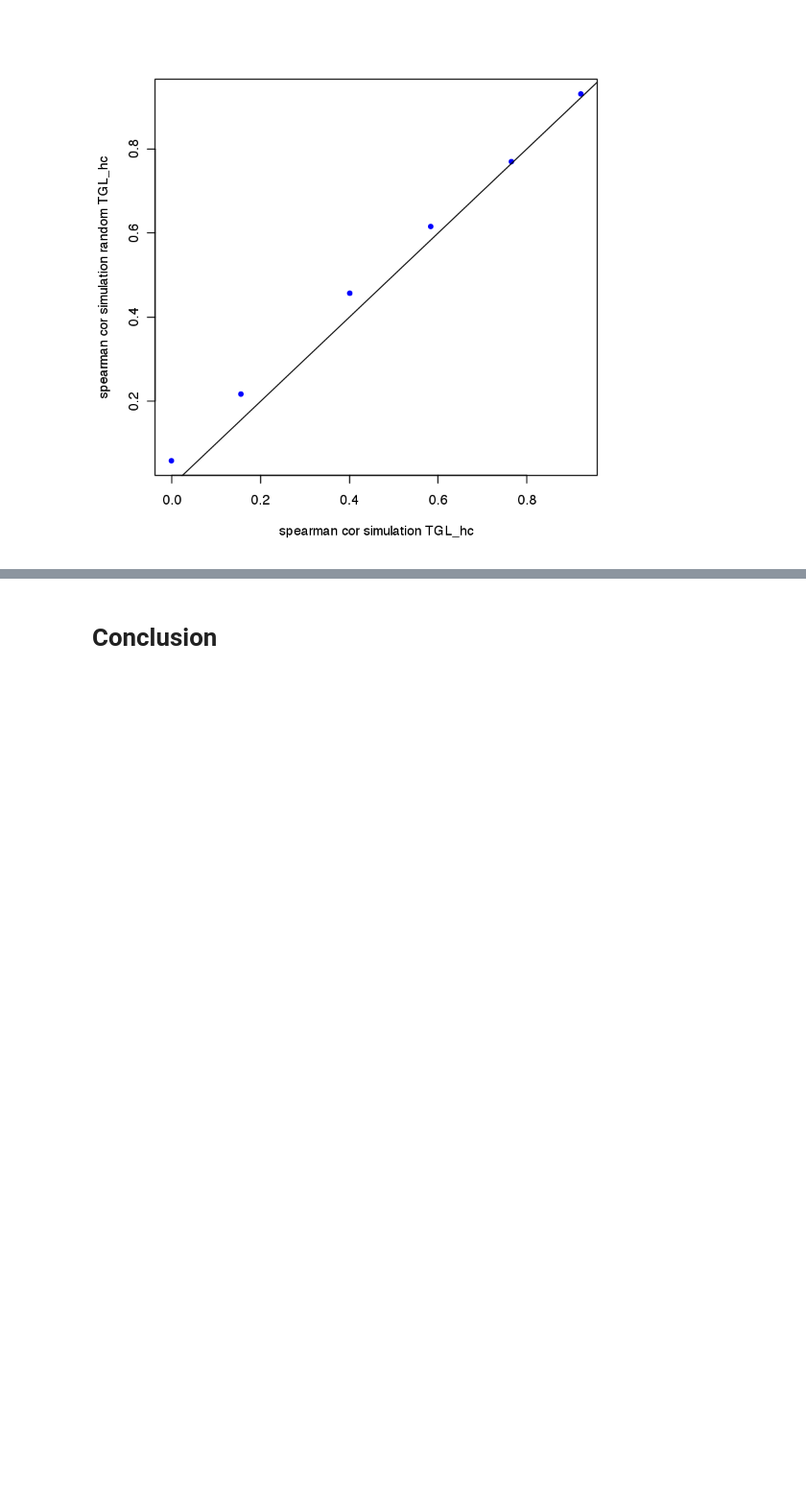
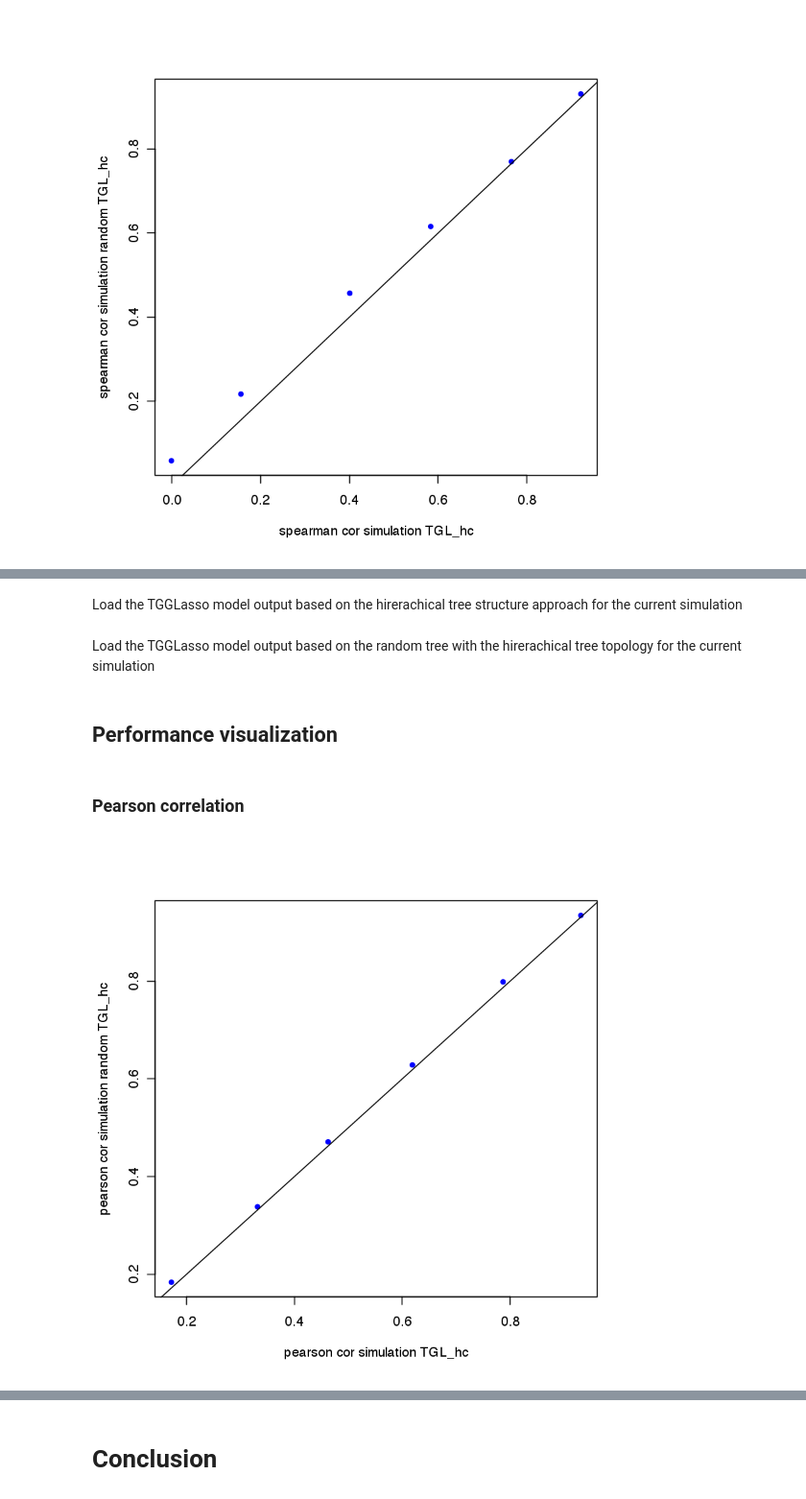
Before and after one commit to fba67/TGMTL, a Jupyter notebook: TGMTL_allSimulations.ipynb, the cells around one changed output, grey strips where cells are left out. Shown at 96% size. Saved outputs shown, nothing was run; the diff lists cells and outputs as text; code cells hidden in the pictures; blank space fills up the shorter version.

```diff
--- a/TGMTL_allSimulations.ipynb
+++ b/TGMTL_allSimulations.ipynb
@@ -240,0 +287,21 @@ abline(a= 0, b= 1)
+# %% [markdown]
+Load the TGGLasso model output based on the hirerachical tree structure approach for the current simulation
+# %%
+load(paste("~/G_MTL_sim/scMTL_HSMM_TGGLasso_hc_sim", sim, "_weights_corrected_max_iter_200.RData", sep= ""))
+TGL.model.sim.rand <- TGL.model
+sim.hc <- get.prediction.acc(partition, TGL.model.sim.rand)
+# %% [markdown]
+Load the TGGLasso model output based on the random tree with the hirerachical tree topology for the current simulation
+# %%
+load(paste("scMTL_HSMM_TGGLasso_random_hc_sim", sim,"_weights_corrected_max_iter_200.RData", sep= ""))
+TGL.model.sim.rand <- TGL.model
+sim.hc.rand <- get.prediction.acc(partition, TGL.model.sim.rand)
+# %% [markdown]
+## Performance visualization
+# %% [markdown]
+### Pearson correlation
+# %%
+plot(sim.hc$test.cors.p, sim.hc.rand$test.cors.p, pch= 20, col= "blue", xlab= "pearson cor simulation TGL_hc", ylab= "pearson cor simulation random TGL_hc")
+abline(a= 0, b= 1) ## Add a diagonal line
+# %% [output]
+[figure, added]
```
Also changed, not shown: parts of 15 cells of this notebook.
